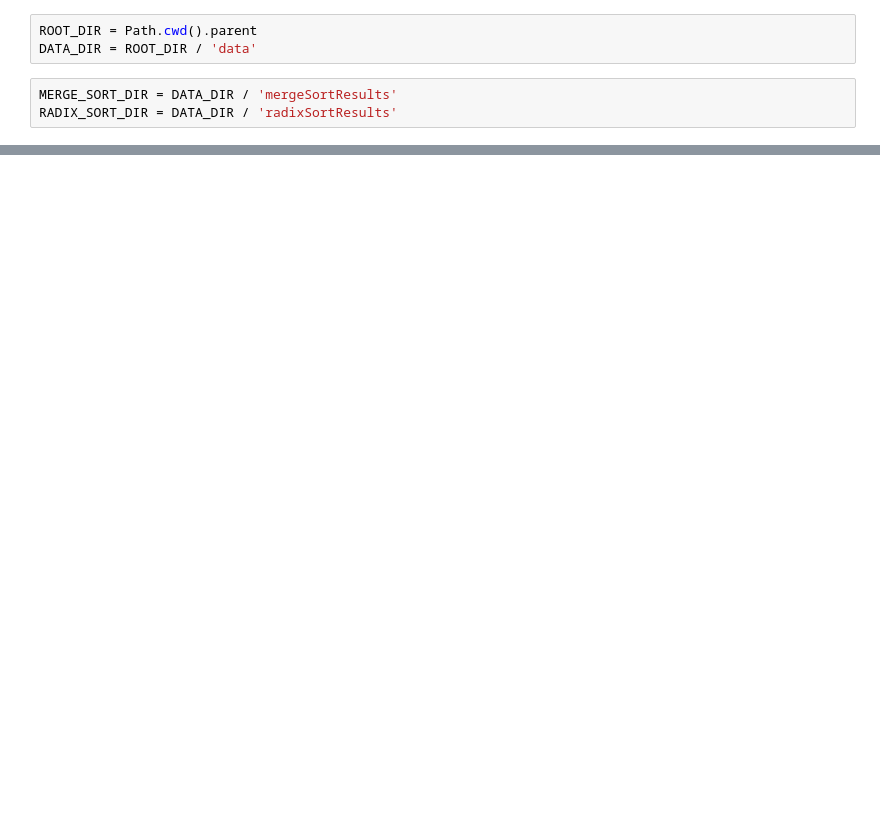
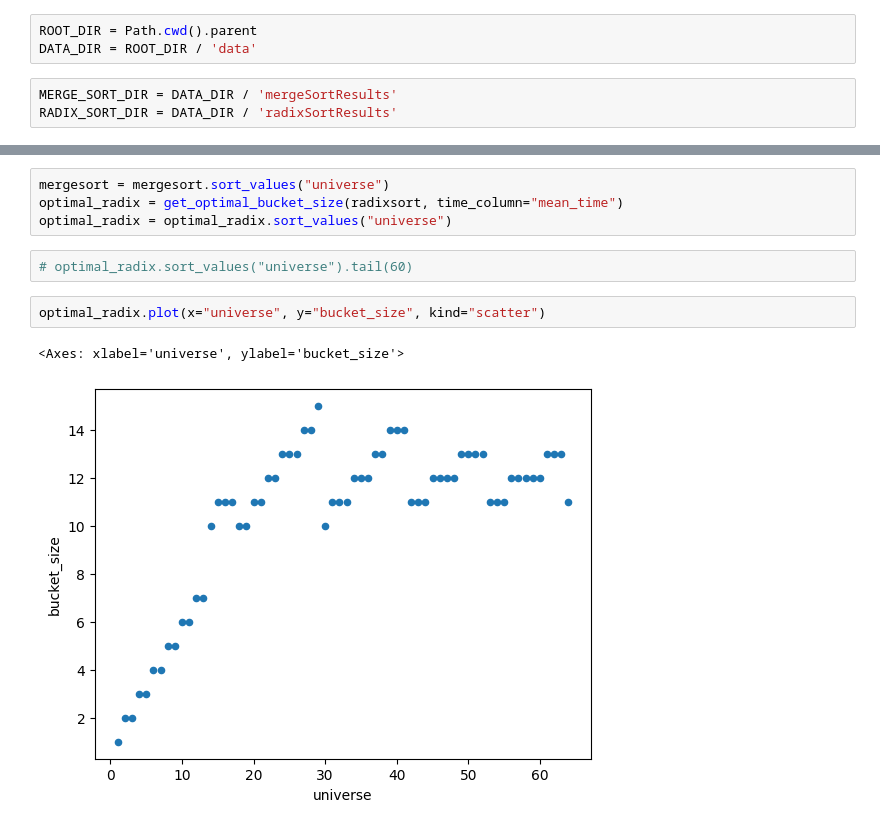
Before and after one commit to pabloskewes/diseno-y-analisis-de-algoritmos, a Jupyter notebook: tarea2/report/analisis.ipynb, the cells around one changed output, grey strips where cells are left out. Drawn from its saved outputs; the diff is of its cells as text; blank space fills up the shorter version.

```diff
--- a/tarea2/report/analisis.ipynb
+++ b/tarea2/report/analisis.ipynb
@@ -29,0 +147,11 @@ mergesort.head()
+# %%
+mergesort = mergesort.sort_values("universe")
+optimal_radix = get_optimal_bucket_size(radixsort, time_column="mean_time")
+optimal_radix = optimal_radix.sort_values("universe")
+# %%
+# optimal_radix.sort_values("universe").tail(60)
+# %%
+optimal_radix.plot(x="universe", y="bucket_size", kind="scatter")
+# %% [output]
+<Axes: xlabel='universe', ylabel='bucket_size'>
+[figure, added]
```
Also changed, not shown: parts of 9 cells of this notebook, 2 other files.
